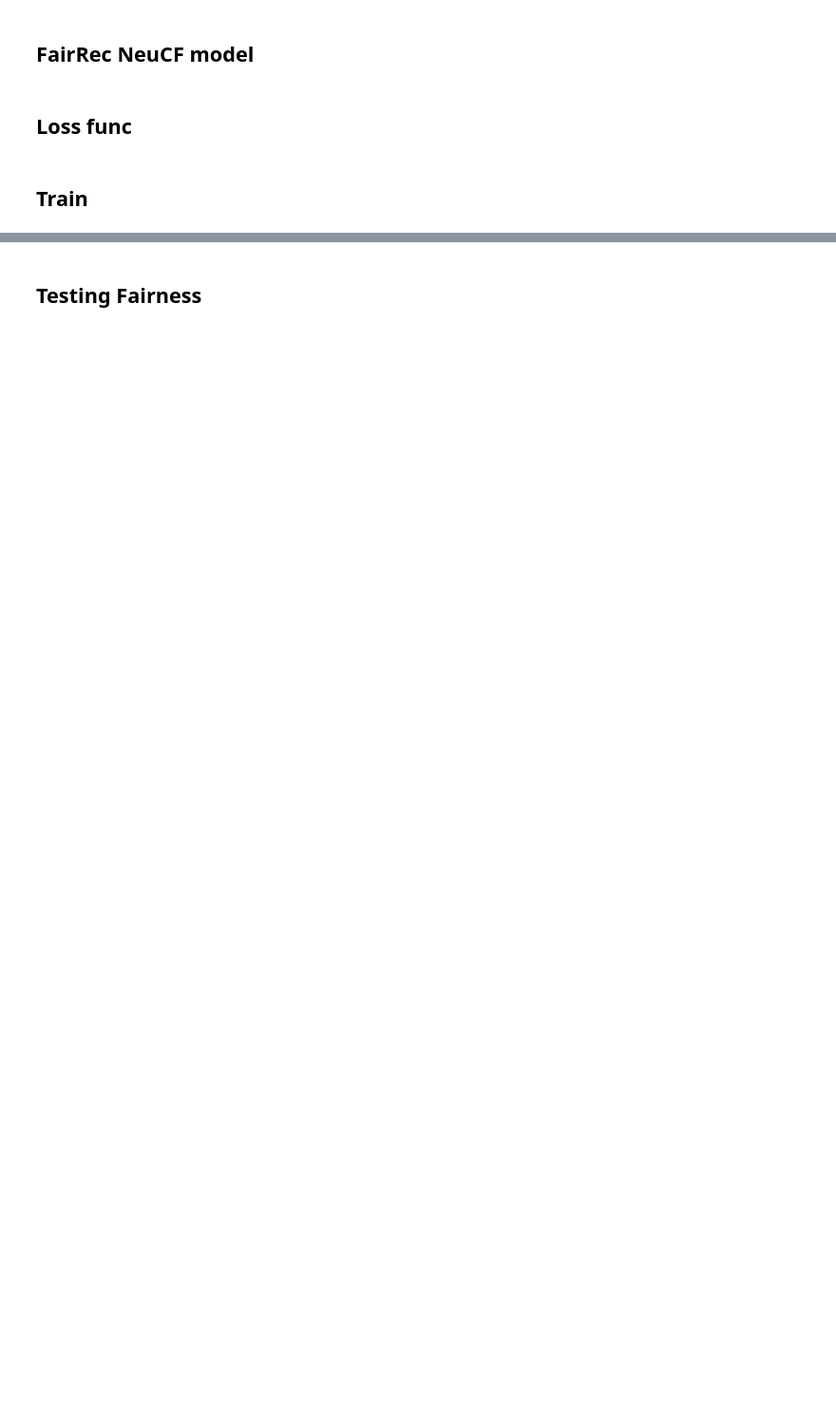
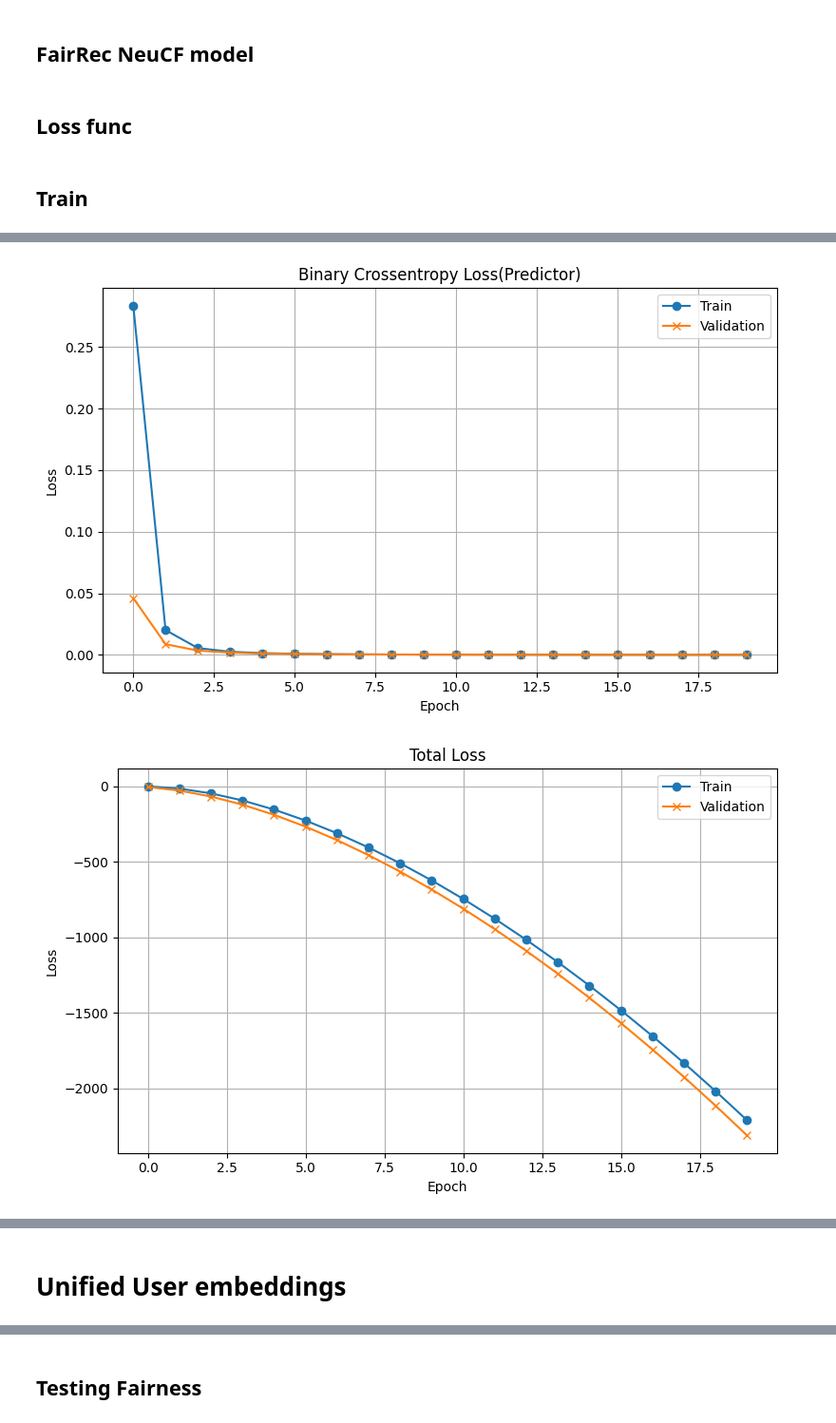
Before and after one commit to PranjalKabra/Fairness-Movie-Recommender, a Jupyter notebook: Notebook_movie.ipynb, the cells around one changed output, grey strips where cells are left out. Shown at 95% size. Drawn from its saved outputs; the diff is of its cells as text; code cells hidden in the pictures; blank space fills up the shorter version.

Commit message:
Model building completed

```diff
--- a/Notebook_movie.ipynb
+++ b/Notebook_movie.ipynb
@@ -84,0 +48,4 @@ Merged Dataset:
+# %%
+df = pd.merge(ratings, users, on='user_id', how='left')
+df.head()
+# len(df['user_id'].unique())
@@ -297,18 +264,25 @@ model.compile(
+# %%
+def neg_binary_crossentropy(y_true, y_pred):
+    return -1.0 * keras.losses.binary_crossentropy(y_true, y_pred)
+
+def root_mean_squared_error(y_true, y_pred):
+    return keras.backend.sqrt(keras.backend.mean(keras.backend.square(y_pred - y_true)))
+# %%
+model = RecommenderSys(num_users, num_movies)
+model.compile(
+    loss=[root_mean_squared_error, tf.keras.losses.BinaryCrossentropy(), tf.keras.losses.BinaryCrossentropy(), neg_binary_crossentropy, neg_binary_crossentropy, tf.keras.losses.MeanSquaredError(), tf.keras.losses.MeanSquaredError()],
+    loss_weights=[1,0.5,0.5,0.5,0.5,0.5,0],
+    optimizer=keras.optimizers.Adam(learning_rate=0.001),
+)
 # %% [markdown]
 ## Train
 # %%
-from tensorflow.keras.callbacks import EarlyStopping
-
-early_stop = EarlyStopping(monitor='val_loss', patience=3, restore_best_weights=True)
-
-# Train with the callback
 history = model.fit(
     x=x_train,
     y=y_train,
     batch_size=64,
-    epochs=50,
+    epochs=20,
     verbose=1,
     validation_data=(x_val, y_val),
-    callbacks=[early_stop]
 )
 # %% [output]
@@ -336,0 +318,22 @@ plt.show()
+# %%
+def plot_metrics(history, key, title, ylabel):
+    plt.figure(figsize=(8, 5))
+    plt.plot(history.history[key], marker='o', label='Train')
+    plt.plot(history.history["val_" + key], marker='x', label='Validation')
+    plt.title(title)
+    plt.xlabel("Epoch")
+    plt.ylabel(ylabel)
+    plt.legend()
+    plt.grid(True)
+    plt.tight_layout()
+    plt.show()
+
+# Call the plot function for each metric
+plot_metrics(history, "binary_crossentropy_loss", "Binary Crossentropy Loss(Predictor)", "Loss")
+plot_metrics(history, "loss", "Total Loss", "Loss")
+plot_metrics(history, "mean_squared_error_loss", "MSE (Orthogonality)", "Loss")
+plot_metrics(history, "neg_binary_crossentropy_loss", "Negative Binary Crossentropy Loss(Discriminator)", "Loss")
+plot_metrics(history, "root_mean_squared_error_loss", "Root Mean Squared Error (RMSE)", "RMSE")
+# %% [output]
+[figure, added]
+[figure, added]
@@ -336,0 +343,2 @@ plt.show()
+# %% [markdown]
+# Unified User embeddings
```
Also changed, not shown: parts of 38 cells of this notebook.
